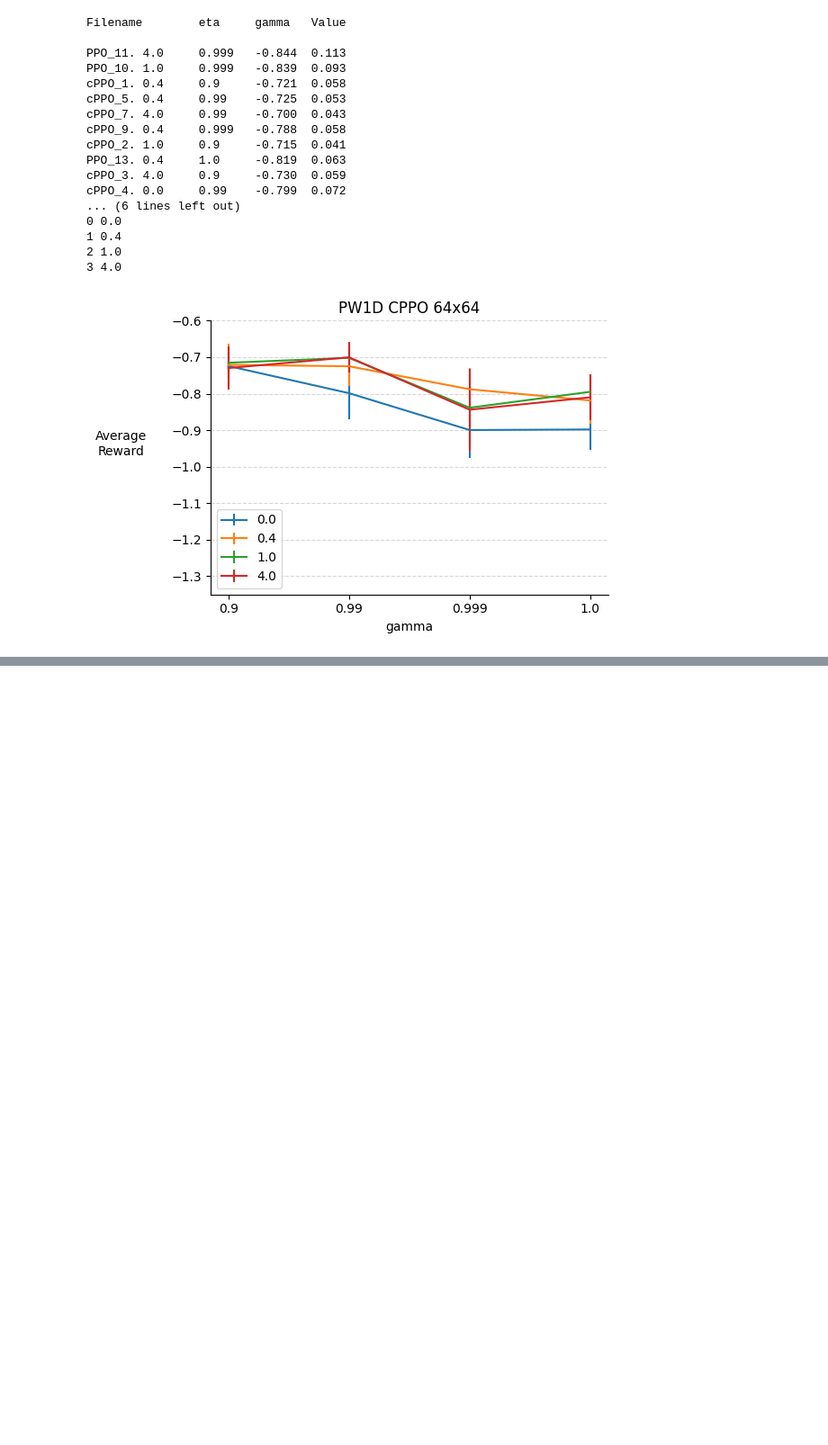
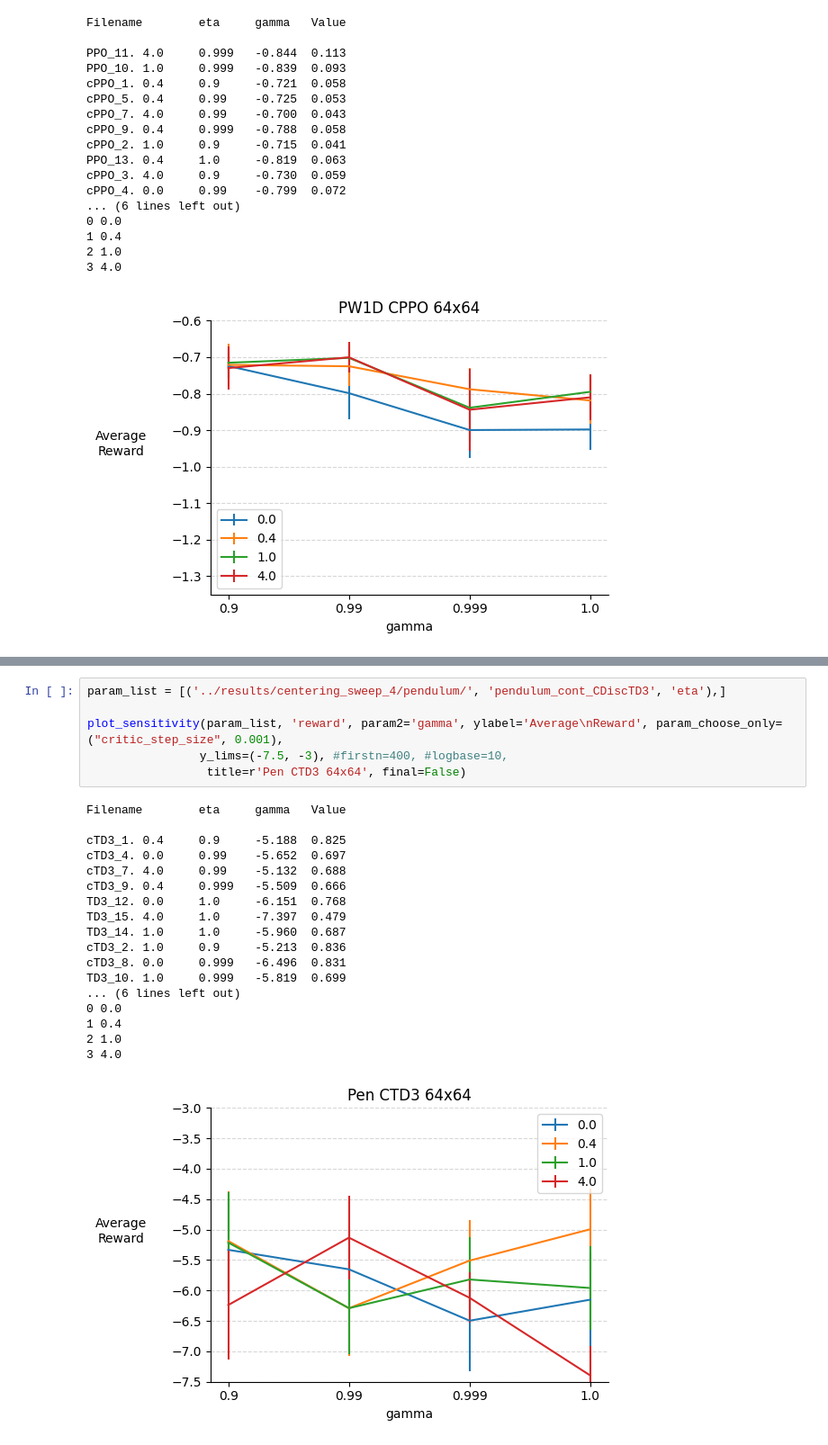
Before and after one commit to abhisheknaik96/continuing-rl-exps, a Jupyter notebook: notebooks/sweep.ipynb, the cells around one changed output, grey strips where cells are left out. Shown at 90% size. Saved outputs shown, nothing was run; the diff lists cells and outputs as text; blank space fills up the shorter version.

```diff
--- a/notebooks/sweep.ipynb
+++ b/notebooks/sweep.ipynb
@@ -778,0 +808,25 @@ cPPO_4. 0.0     0.99    -0.799  0.072
+# %%
+param_list = [('../results/centering_sweep_4/pendulum/', 'pendulum_cont_CDiscTD3', 'eta'),]
+
+plot_sensitivity(param_list, 'reward', param2='gamma', ylabel='Average\nReward', param_choose_only=("critic_step_size", 0.001),
+                y_lims=(-7.5, -3), #firstn=400, #logbase=10,
+                 title=r'Pen CTD3 64x64', final=False)
+# %% [output]
+Filename        eta     gamma   Value
+
+cTD3_1. 0.4     0.9     -5.188  0.825
+cTD3_4. 0.0     0.99    -5.652  0.697
+cTD3_7. 4.0     0.99    -5.132  0.688
+cTD3_9. 0.4     0.999   -5.509  0.666
+TD3_12. 0.0     1.0     -6.151  0.768
+TD3_15. 4.0     1.0     -7.397  0.479
+TD3_14. 1.0     1.0     -5.960  0.687
+cTD3_2. 1.0     0.9     -5.213  0.836
+cTD3_8. 0.0     0.999   -6.496  0.831
+TD3_10. 1.0     0.999   -5.819  0.699
+... (6 lines left out)
+0 0.0
+1 0.4
+2 1.0
+3 4.0
+[figure, added]
```
Also changed, not shown: parts of 15 cells of this notebook, 4 other files.
